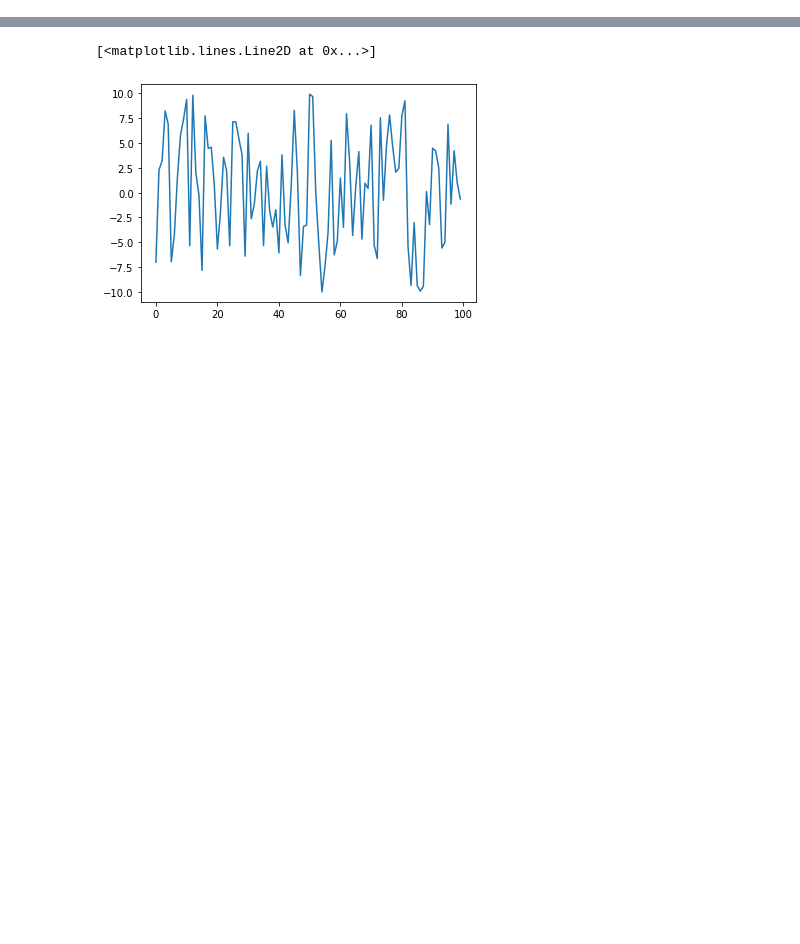
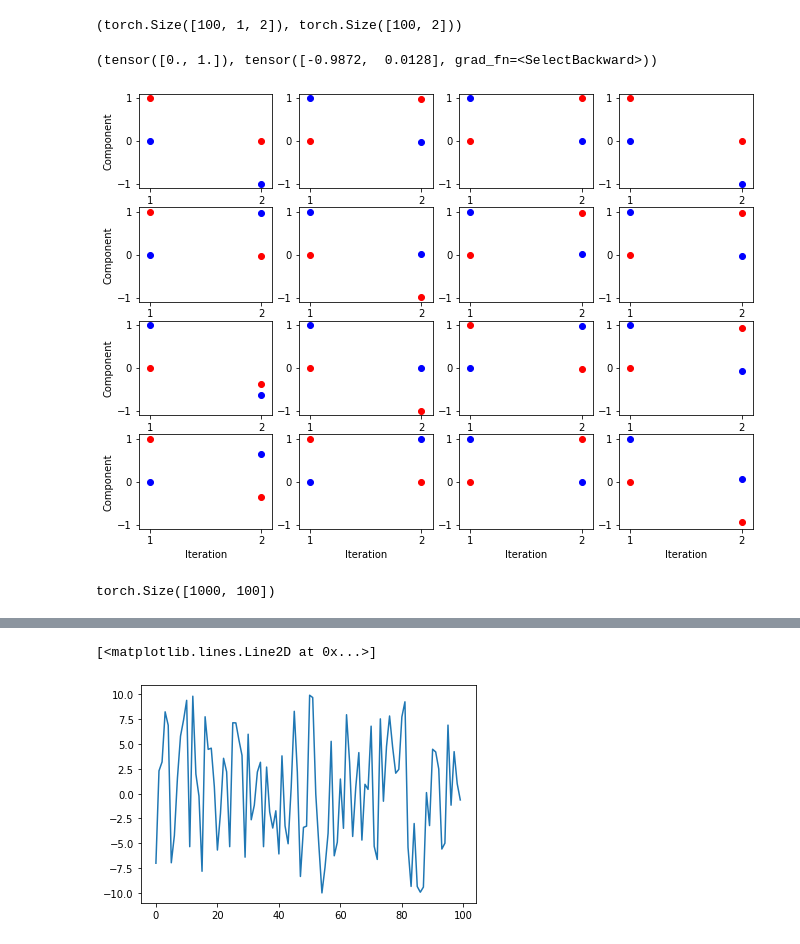
Before and after one commit to Ilyas-Malik/pyro, a Jupyter notebook: Untitled1.ipynb, the cells around one changed output, grey strips where cells are left out. Cells and saved outputs as stored; diff of their text form; code cells hidden in the pictures; blank space fills up the shorter version.

```diff
--- a/Untitled1.ipynb
+++ b/Untitled1.ipynb
@@ -5,0 +1,54 @@ import numpy as np
+# %%
+import argparse
+import matplotlib.pyplot as plt
+from mpl_toolkits.mplot3d import Axes3D
+import numpy as np
+import os
+import torch
+import pickle
+
+#name = "“eigtest”"
+name = "lastest"
+name = "n1p2"
+
+output_dir = "./run_outputs/regression_rollout/"+name
+
+with open(output_dir + "xi1", 'rb') as f:
+    xi1 = pickle.load(f)
+with open(output_dir + "xi2", 'rb') as f:
+    xi2 = pickle.load(f)
+with open(output_dir + "y1", 'rb') as f:
+    y1 = pickle.load(f)
+with open(output_dir + "y2", 'rb') as f:
+    y2 = pickle.load(f)
+with open(output_dir + "loss", 'rb') as f:
+    est_loss_history = pickle.load(f)
+# %%
+xi1.shape, xi1[:,0,:].shape
+# %% [output]
+(torch.Size([100, 1, 2]), torch.Size([100, 2]))
+# %%
+k,l
+# %% [output]
+(tensor([0., 1.]), tensor([-0.9872,  0.0128], grad_fn=<SelectBackward>))
+# %%
+plot_dir = "./run_outputs/Data_visualization_ regression_rollout/"
+
+fig = plt.figure(figsize=(11, 8))
+for i in range(16):
+    k = xi1[:,0,:][i]
+    l = xi2[:,0,:][i]
+    plt.subplot(4,4,i+1)
+    plt.xticks([0,1,2], [0,1,2])
+    plt.plot([1,2], [k[0], l[0]], 'bo', [1,2], [k[1], l[1]], 'ro')
+    plt.xlabel('Iteration')
+    if i%4==0:
+        plt.ylabel('Component')
+    plt.axis([.9, 2.1, -1.1, 1.1])
+plt.savefig(plot_dir + 'generated.png')
+# %% [output]
+[figure, added]
+# %%
+est_loss_history.shape
+# %% [output]
+torch.Size([1000, 100])
```
Also changed, not shown: parts of 10 cells of this notebook, 4 other files.
